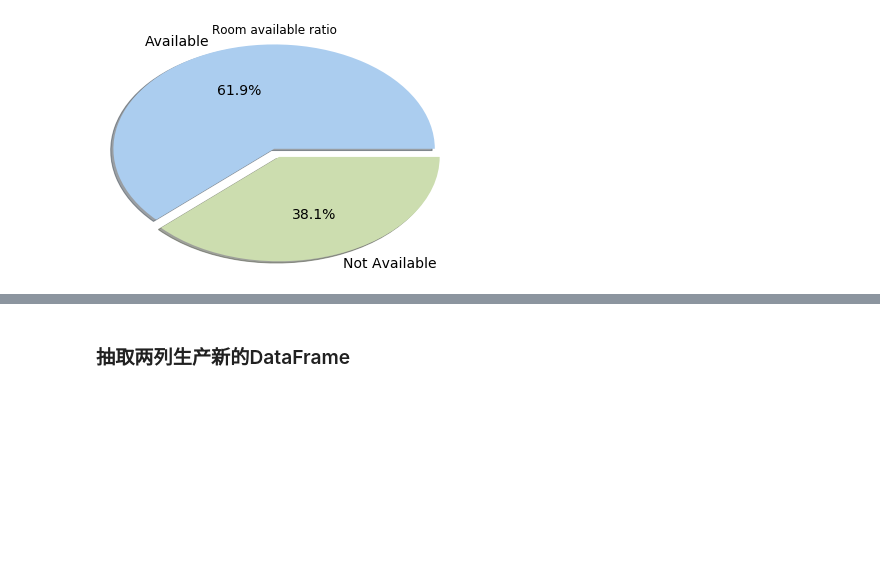
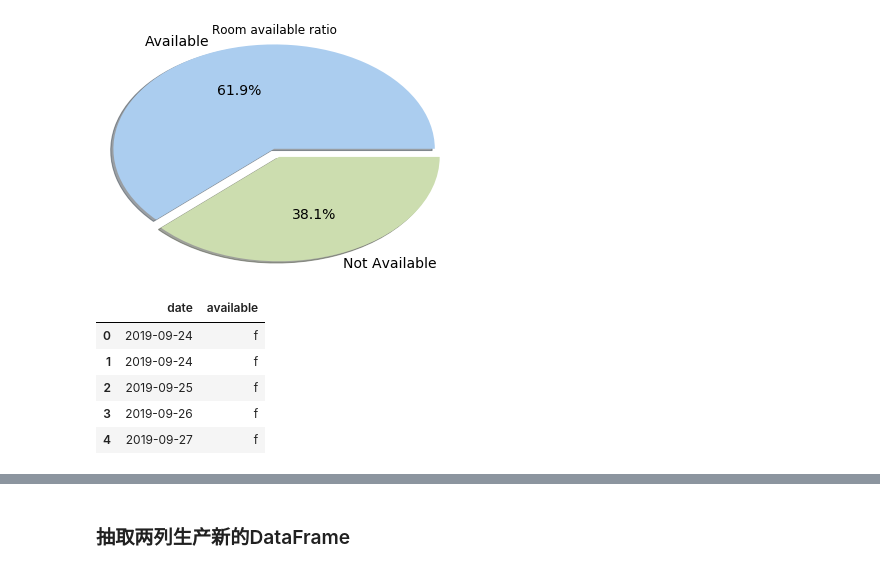
Before and after one commit to dongdong3344/Pandas_tutorial, a Jupyter notebook: Pandas学习.ipynb, the cells around one changed output, grey strips where cells are left out. Cells and saved outputs as stored; diff of their text form; code cells hidden in the pictures; blank space fills up the shorter version.

```diff
--- a/Pandas学习.ipynb
+++ b/Pandas学习.ipynb
@@ -203,0 +228,9 @@ plt.show()
+# %%
+calendar_demo[:5]
+# %% [output]
+|  | date | available |
+| 0 | 2019-09-24 | f |
+| 1 | 2019-09-24 | f |
+| 2 | 2019-09-25 | f |
+| 3 | 2019-09-26 | f |
+| 4 | 2019-09-27 | f |
```
Also changed, not shown: parts of 20 cells of this notebook.
